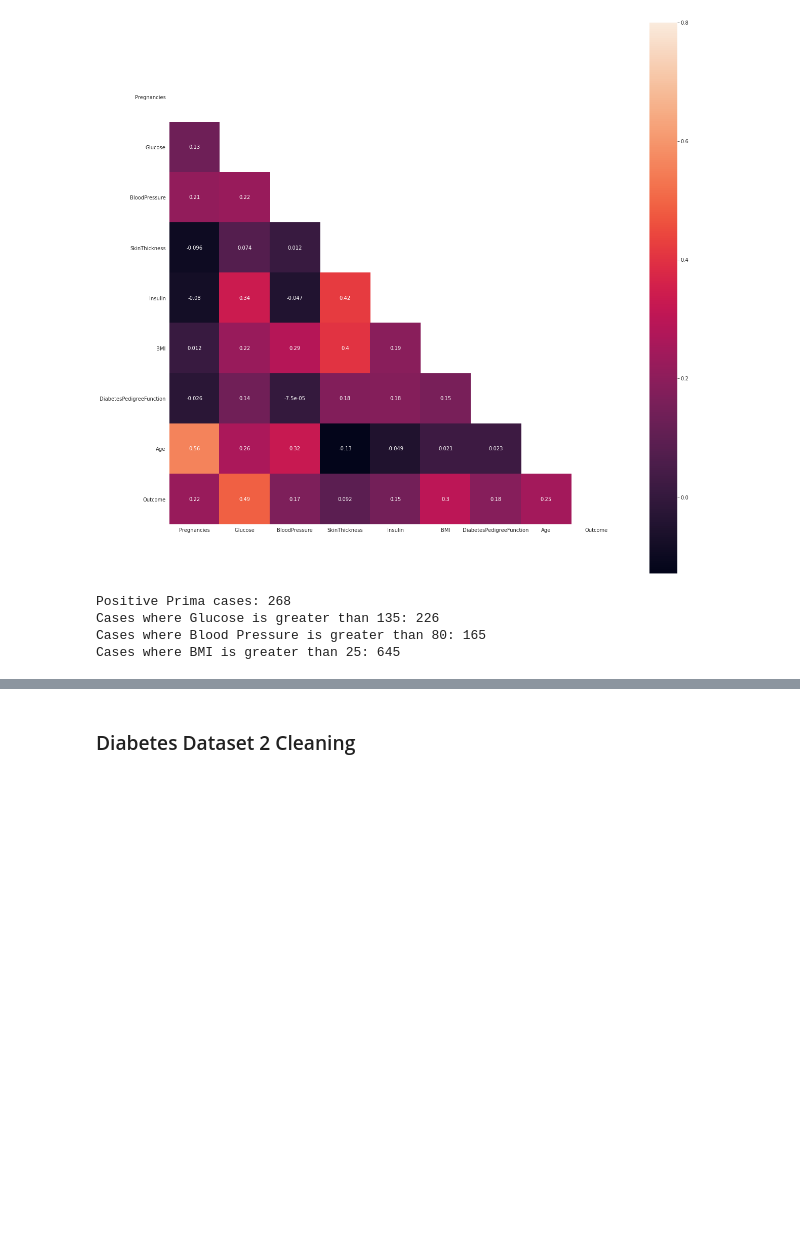
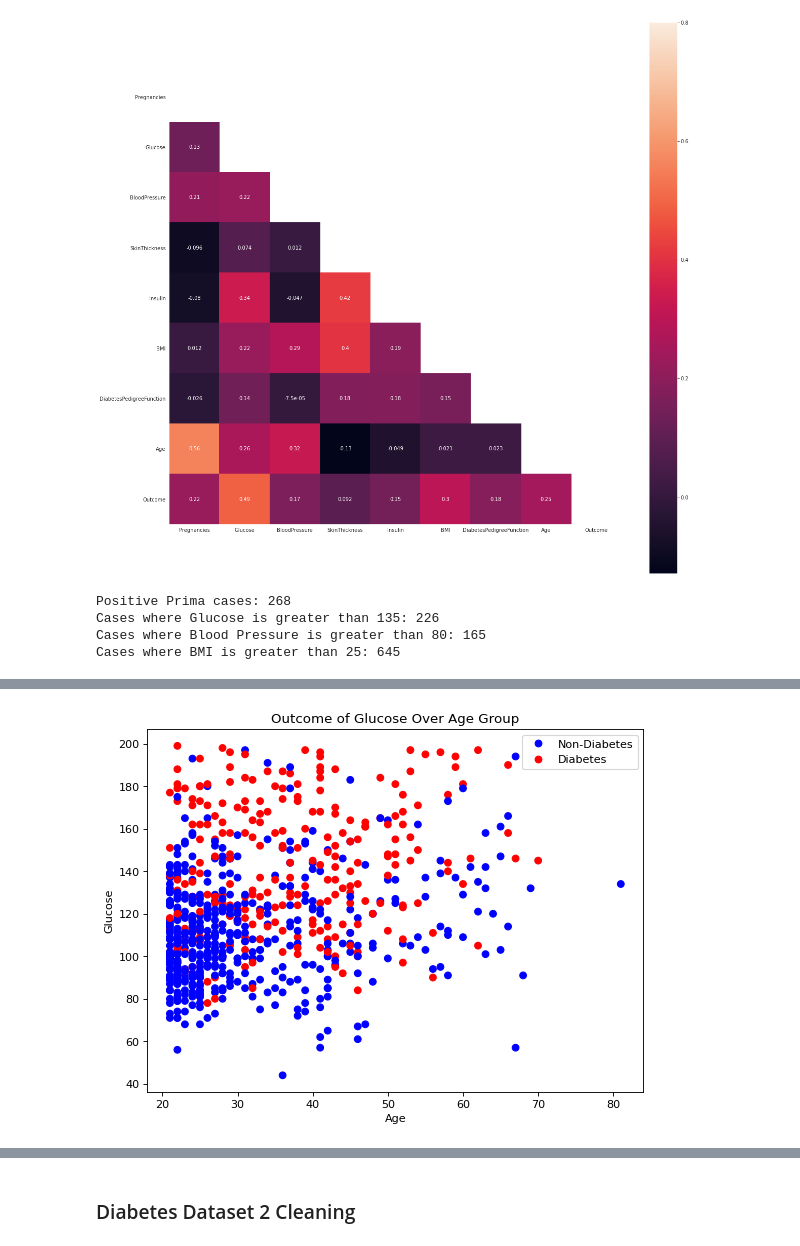
Before and after one commit to psalinas505/python-diabetes, a Jupyter notebook: Python_Diabetes_PS_NN_BB.ipynb, the cells around one changed output, grey strips where cells are left out. Drawn from its saved outputs; the diff is of its cells as text; code cells hidden in the pictures; blank space fills up the shorter version.

```diff
--- a/Python_Diabetes_PS_NN_BB.ipynb
+++ b/Python_Diabetes_PS_NN_BB.ipynb
@@ -765,0 +803,10 @@ plt.ylabel('BMI');
+# %%
+# Clean Plot: Age and Glucose Scatter Plot
+figure(num=None, figsize=(8, 6), dpi=80, facecolor='w', edgecolor='k')
+scatter = plt.scatter(df0['Age'], df0['Glucose'], c=df0['Outcome'], cmap=plt.cm.bwr)
+plt.xlabel('Age')
+plt.ylabel('Glucose')
+plt.title('Outcome of Glucose Over Age Group')
+plt.legend(handles=scatter.legend_elements()[0], labels=['Non-Diabetes', 'Diabetes']);
+# %% [output]
+[figure, added]
```
Also changed, not shown: parts of 11 cells of this notebook.
